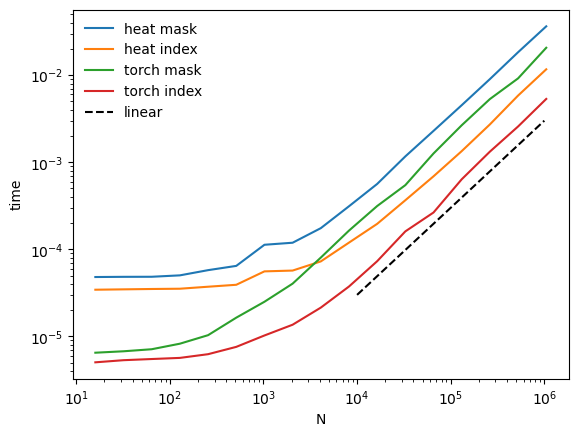
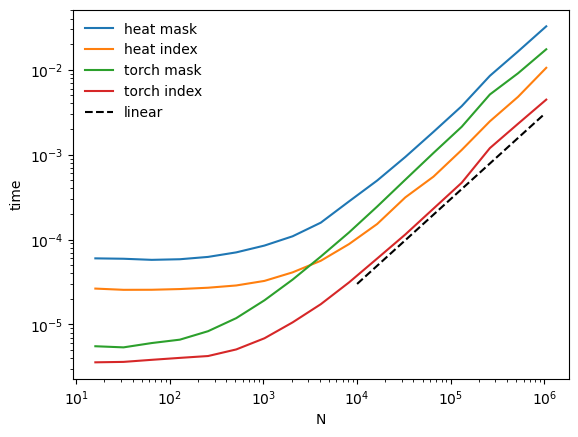
The change to this notebook cell's code, shown as a diff; its figure went from the first image to the second:
--- before
+++ after
@@ -5,11 +5,14 @@
 shape = (8, 4)
 
+
 def get_indices(shape):
-    return ht.arange(shape[0]//2) 
+    return ht.arange(shape[0] // 2)
+
 
 def get_mask(shape):
     mask = ht.zeros(shape=shape).astype(bool)
-    mask[:shape[0]//2, :] = True
+    mask[: shape[0] // 2, :] = True
     return mask
+
 
 def time_indexing(shape):
@@ -19,10 +22,10 @@
 
     t0 = perf_counter()
-    me = data[mask]
+    _ = data[mask]
     t1 = perf_counter()
     time_mask = t1 - t0
 
     t0 = perf_counter()
-    me = data[indices, :]
+    _ = data[indices, :]
     t1 = perf_counter()
     time_index = t1 - t0
@@ -33,14 +36,20 @@
 
     t0 = perf_counter()
-    me = data[mask]
+    _ = data[mask]
     t1 = perf_counter()
     time_mask_torch = t1 - t0
 
     t0 = perf_counter()
-    me = data[indices, :]
+    _ = data[indices, :]
     t1 = perf_counter()
     time_index_torch = t1 - t0
 
-    return {'heat mask': time_mask, 'heat index': time_index, 'torch mask': time_mask_torch, 'torch index': time_index_torch}
+    return {
+        "heat mask": time_mask,
+        "heat index": time_index,
+        "torch mask": time_mask_torch,
+        "torch index": time_index_torch,
+    }
+
 
 shapes = [(2**i, 4) for i in range(4, 21)]
@@ -54,6 +63,6 @@
 for label in results[0].keys():
     plt.loglog([me[0] for me in shapes], [me[label] for me in results], label=label)
-plt.loglog([1e4, 1e6], [3e-5, 3e-3], color='black', label='linear', ls='--')
+plt.loglog([1e4, 1e6], [3e-5, 3e-3], color="black", label="linear", ls="--")
 plt.legend(frameon=False)
-plt.xlabel('N')
-plt.ylabel('time')
+plt.xlabel("N")
+plt.ylabel("time")

Commit: Cleanup